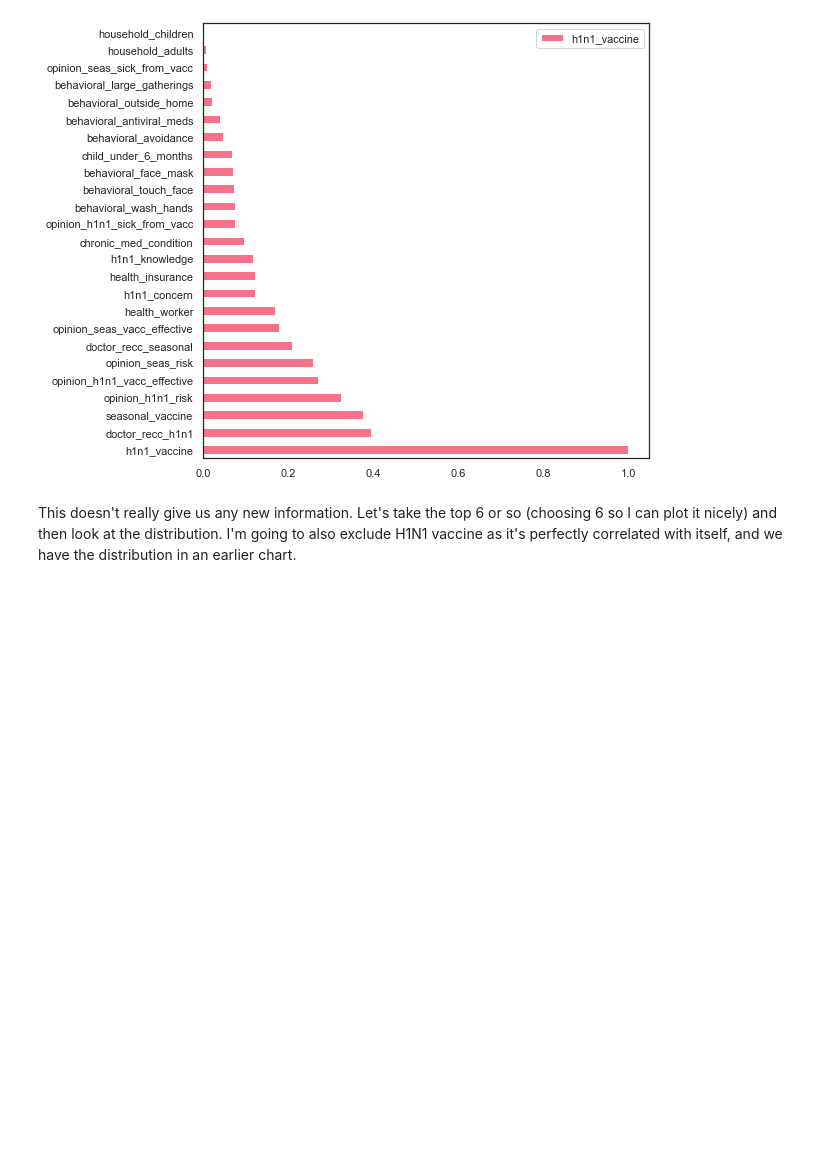
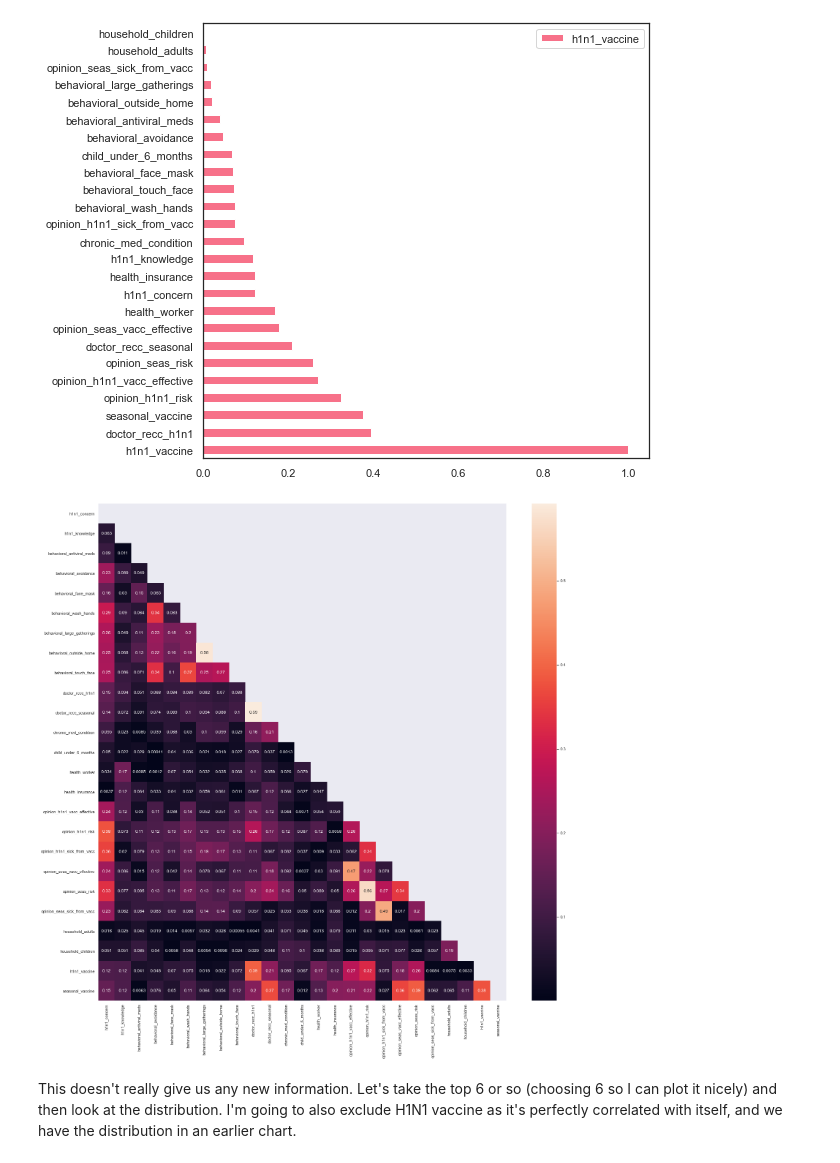
Before and after one commit to rachelhgoldstein/H1N1-Flu-Vaccines, a Jupyter notebook: Code/General EDA.ipynb, the cells around one changed output. Drawn from its saved outputs; the diff is of its cells as text; code cells hidden in the pictures; blank space fills up the shorter version.

```diff
--- a/Code/General EDA.ipynb
+++ b/Code/General EDA.ipynb
@@ -337,6 +337,14 @@ Let's visualize them.
 h1n1_corrs_df.plot(kind='barh', figsize=(8,8));
 # %% [output]
 [figure]
+# %%
+sns.set(rc={'figure.figsize':(25, 25)})
+
+mask = np.triu(np.ones_like(features_labels.corr()))
+
+sns.heatmap(abs(features_labels.corr()), mask=mask, annot=True);
+# %% [output]
+[figure, added]
 # %% [markdown]
 This doesn't really give us any new information. Let's take the top 6 or so (choosing 6 so I can plot it nicely) and then look at the distribution. I'm going to also exclude H1N1 vaccine as it's perfectly correlated with itself, and we have the distribution in an earlier chart.
 # %%
```
Also changed, not shown: parts of 22 cells of this notebook, 1 other file.
